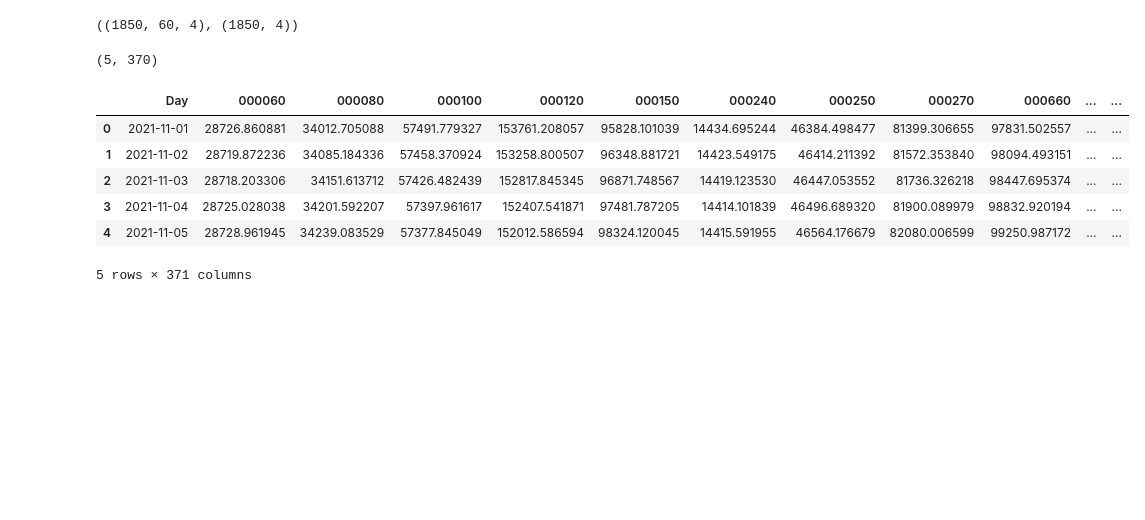
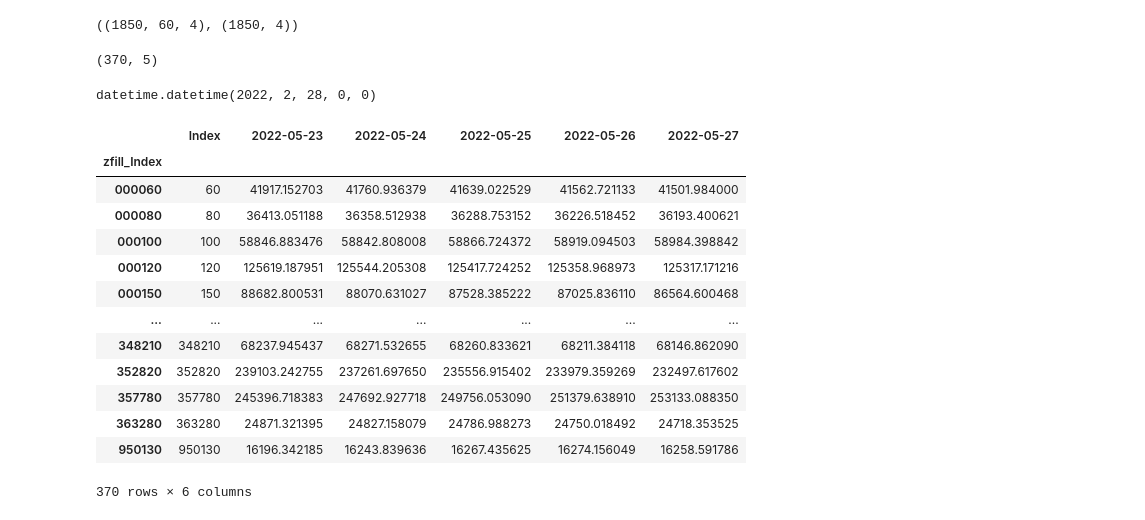
Before and after one commit to DeveloperRyou/stockPricePredict_AI, a Jupyter notebook: LSTM.ipynb, the cells around one changed output. Drawn from its saved outputs; the diff is of its cells as text; code cells hidden in the pictures; blank space fills up the shorter version.

```diff
--- a/LSTM.ipynb
+++ b/LSTM.ipynb
@@ -57,10 +77,7 @@ def process_data(stock_data):
         stock_data[column] /= norm_factors[column]
     stock_linear_data = stock_data.values.reshape(-1,len(features)) # 세로 -> 가로 ( [ [],[],[] ...  ] )
 
-    train = stock_linear_data[:-(10)] # train 데이터
-    val = stock_linear_data[-(predict_days+10):] # 예측기간 + 10 (train과 별개로 확인하기 위한 데이터, overfitting 확인 위함)
-    test = stock_linear_data[-(predict_days+5):] # 예측기간 + 5 (예측이 잘 되었는지 확인하기 위함)
-    return train, val, test
+    return stock_linear_data
 
 # 주식 가격을 x, y 의 dict로 변환
 def to_xy(time_series):
@@ -88,0 +100,13 @@ len(train_data), len(val_data), len(test_data)
+# %%
+val_data, test_data = [], []
+# set date
+test_start_date = '20220228'
+test_end_date = '20220527'
+# make test data
+for code in tqdm(stock_list['종목코드'].values):
+    data = get_data(code, test_start_date, test_end_date)
+    test = process_data(data)
+    val_data += to_xy(test)
+    test_data += to_xy(test)
+
+len(train_data), len(val_data), len(test_data)
@@ -171,6 +197,6 @@ if not os.path.isdir(model_path):
 if not os.path.isdir(model_path+model_name):
     os.mkdir(model_path+model_name)
 
-save_path = f'{model_path}{model_name}/features{len(features)}_bs{batch_size}_lr{learning_rate}_dr{dropout_rate}_date({start_date}~{end_date}).pt'
+save_path = f'{model_path}{model_name}/features{len(features)}_bs{batch_size}_lr{learning_rate}_dr{dropout_rate}_date({train_start_date}~{train_end_date}).pt'
 save_path
 # %% [output]
@@ -289,31 +315,47 @@ with torch.no_grad():
     pred = model(x.to(device))
 
 pred = pred.cpu().detach().numpy()
-pred = pred.reshape(370, 5).T
+pred = pred.reshape(370, 5)
 pred.shape
 # %% [output]
-(5, 370)
+(370, 5)
+# %%
+import datetime as dt
+dt.datetime.strptime(test_start_date, "%Y%m%d")
+# %% [output]
+datetime.datetime(2022, 2, 28, 0, 0)
 # %%
-def process_submission(index, pred, submission):
-    for code_id, p in enumerate(pred):
-        code = stock_list.reset_index().loc[code_id,'종목코드']
-        submission.loc[index,code] = p * 1e6
-    return submission
+import datetime as dt
+
+def process_submission(code_id, pred, submission):
+    code = stock_list.reset_index().loc[code_id,'종목코드']
+    for idx in range(5):
+        dt_date = dt.datetime.strptime(test_end_date, "%Y%m%d") + dt.timedelta(days=idx - 4)
+        submission.loc[code, dt_date.strftime('%Y-%m-%d')] = pred[idx] * 1e6
 
 sample_submission = pd.read_csv(os.path.join(path,sample_name))
-for i in range(5): # 11-01 ~ 11-05
+sample_submission['zfill_Index'] = sample_submission['Index'].apply(lambda x : str(x).zfill(6))
+sample_submission = sample_submission.set_index(keys=['zfill_Index'], inplace=False, drop=True)
+for i in range(len(pred)): # stocks
     # csv에 한 행 넣기
     process_submission(i, pred[i], sample_submission)
 
 sample_submission
 # %% [output]
-|  | Day | 000060 | 000080 | 000100 | 000120 | 000150 | 000240 | 000250 | 000270 | 000660 | ... | ... |
-| 0 | 2021-11-01 | 28726.860881 | 34012.705088 | 57491.779327 | 153761.208057 | 95828.101039 | 14434.695244 | 46384.498477 | 81399.306655 | 97831.502557 | ... | ... |
-| 1 | 2021-11-02 | 28719.872236 | 34085.184336 | 57458.370924 | 153258.800507 | 96348.881721 | 14423.549175 | 46414.211392 | 81572.353840 | 98094.493151 | ... | ... |
-| 2 | 2021-11-03 | 28718.203306 | 34151.613712 | 57426.482439 | 152817.845345 | 96871.748567 | 14419.123530 | 46447.053552 | 81736.326218 | 98447.695374 | ... | ... |
-| 3 | 2021-11-04 | 28725.028038 | 34201.592207 | 57397.961617 | 152407.541871 | 97481.787205 | 14414.101839 | 46496.689320 | 81900.089979 | 98832.920194 | ... | ... |
-| 4 | 2021-11-05 | 28728.961945 | 34239.083529 | 57377.845049 | 152012.586594 | 98324.120045 | 14415.591955 | 46564.176679 | 82080.006599 | 99250.987172 | ... | ... |
+|  | Index | 2022-05-23 | 2022-05-24 | 2022-05-25 | 2022-05-26 | 2022-05-27 |
+| zfill_Index |  |  |  |  |  |  |
+| 000060 | 60 | 41917.152703 | 41760.936379 | 41639.022529 | 41562.721133 | 41501.984000 |
+| 000080 | 80 | 36413.051188 | 36358.512938 | 36288.753152 | 36226.518452 | 36193.400621 |
+| 000100 | 100 | 58846.883476 | 58842.808008 | 58866.724372 | 58919.094503 | 58984.398842 |
+| 000120 | 120 | 125619.187951 | 125544.205308 | 125417.724252 | 125358.968973 | 125317.171216 |
+| 000150 | 150 | 88682.800531 | 88070.631027 | 87528.385222 | 87025.836110 | 86564.600468 |
+| ... | ... | ... | ... | ... | ... | ... |
+| 348210 | 348210 | 68237.945437 | 68271.532655 | 68260.833621 | 68211.384118 | 68146.862090 |
+| 352820 | 352820 | 239103.242755 | 237261.697650 | 235556.915402 | 233979.359269 | 232497.617602 |
+| 357780 | 357780 | 245396.718383 | 247692.927718 | 249756.053090 | 251379.638910 | 253133.088350 |
+| 363280 | 363280 | 24871.321395 | 24827.158079 | 24786.988273 | 24750.018492 | 24718.353525 |
+| 950130 | 950130 | 16196.342185 | 16243.839636 | 16267.435625 | 16274.156049 | 16258.591786 |
-5 rows × 371 columns
+370 rows × 6 columns
 # %%
 # 예측값 저장
 sample_submission.to_csv(f'{save_path}.csv',index=False)
```
Also changed, not shown: parts of 8 cells of this notebook, 10 other files.
